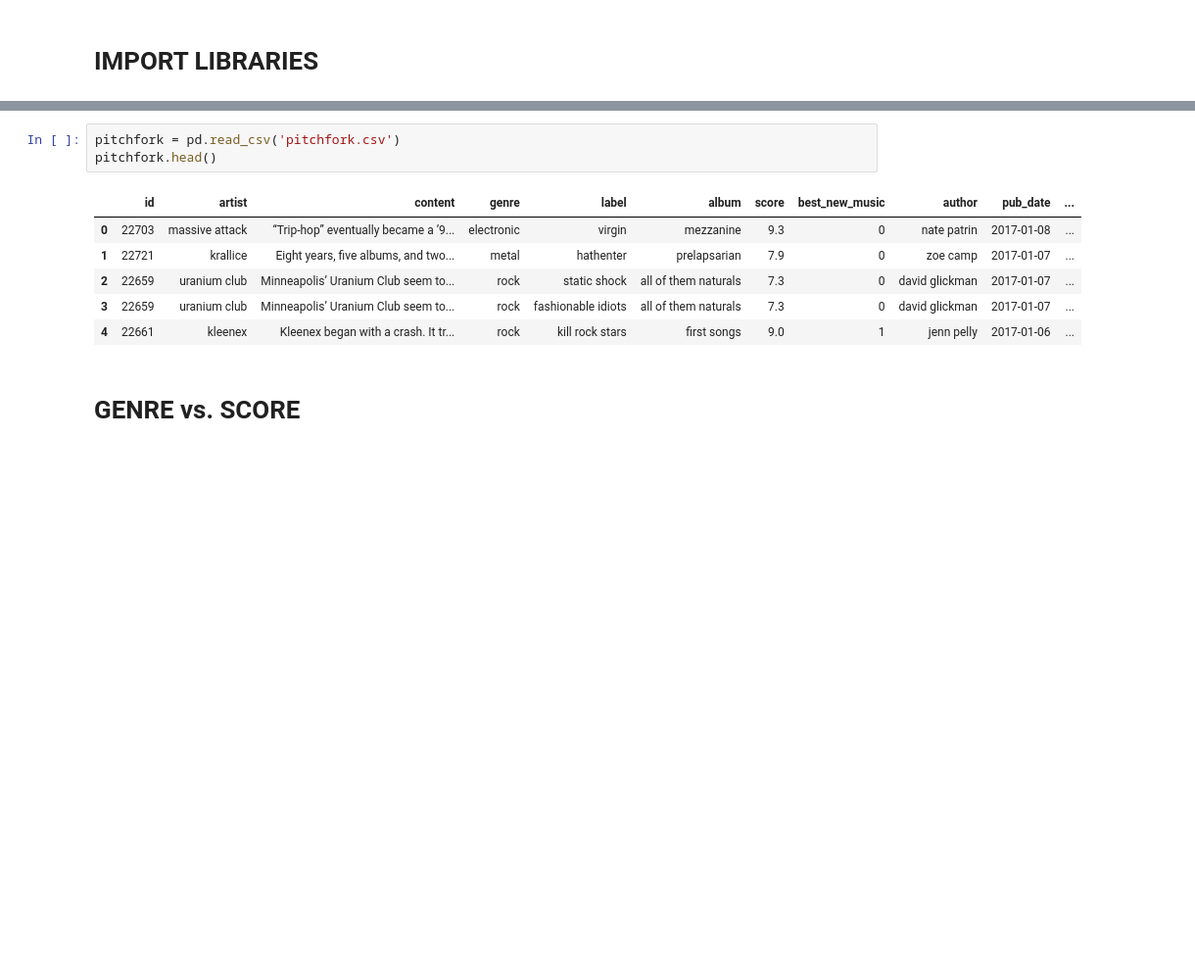
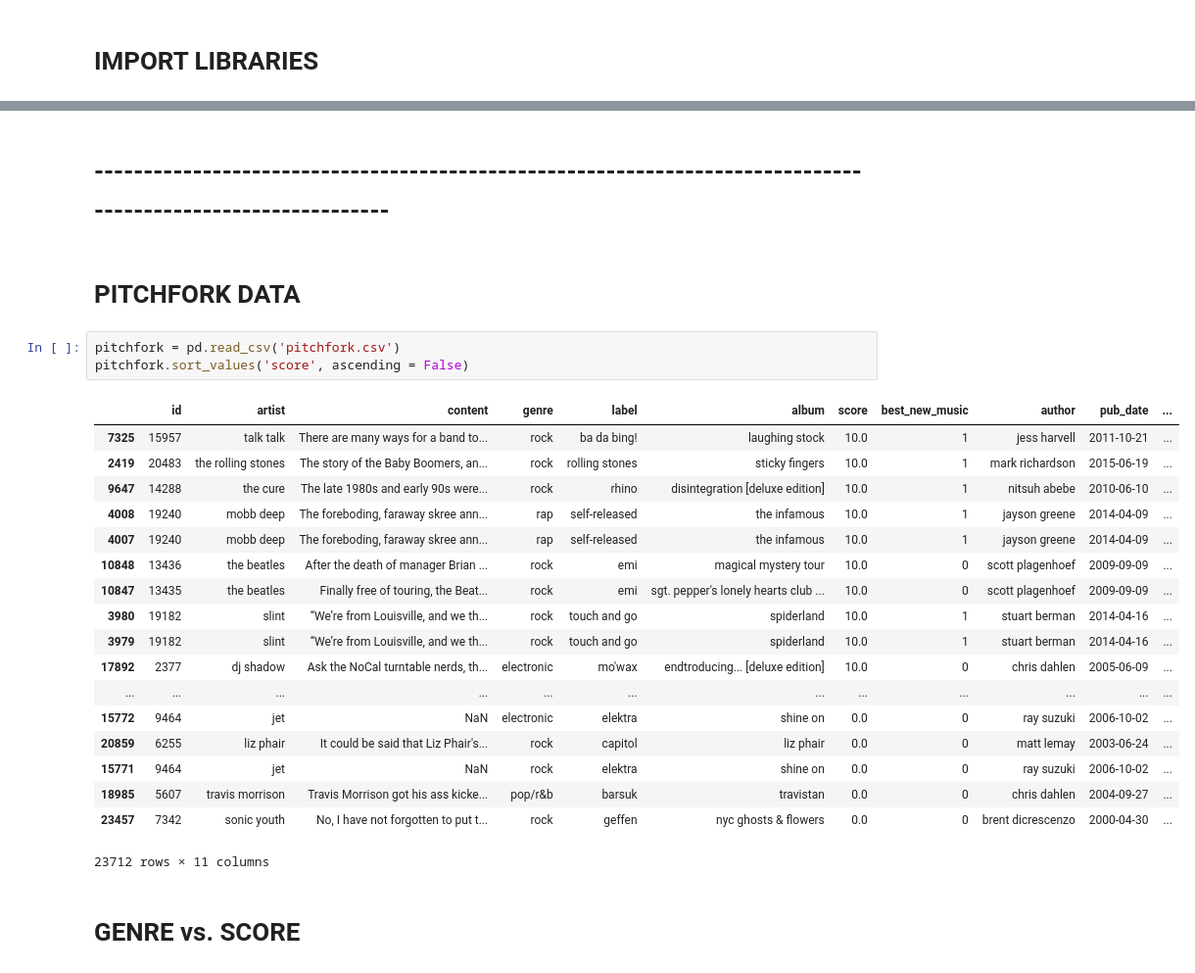
Before and after one commit to dandoye/Project-Week-3-Data-Thieves, a Jupyter notebook: your-project/analysis-emi.ipynb, the cells around one changed output, grey strips where cells are left out. Shown at 98% size. Cells and saved outputs as stored; diff of their text form; blank space fills up the shorter version.

```diff
--- a/your-project/analysis-emi.ipynb
+++ b/your-project/analysis-emi.ipynb
@@ -8,13 +119,29 @@ import spotipy
+# %% [markdown]
+# ------------------------------------------------------------------------------------------------------------
+# %% [markdown]
+# PITCHFORK DATA
 # %%
 pitchfork = pd.read_csv('pitchfork.csv')
-pitchfork.head()
+pitchfork.sort_values('score', ascending = False)
 # %% [output]
 |  | id | artist | content | genre | label | album | score | best_new_music | author | pub_date | ... |
-| 0 | 22703 | massive attack | “Trip-hop” eventually became a ’9... | electronic | virgin | mezzanine | 9.3 | 0 | nate patrin | 2017-01-08 | ... |
-| 1 | 22721 | krallice | Eight years, five albums, and two... | metal | hathenter | prelapsarian | 7.9 | 0 | zoe camp | 2017-01-07 | ... |
-| 2 | 22659 | uranium club | Minneapolis’ Uranium Club seem to... | rock | static shock | all of them naturals | 7.3 | 0 | david glickman | 2017-01-07 | ... |
-| 3 | 22659 | uranium club | Minneapolis’ Uranium Club seem to... | rock | fashionable idiots | all of them naturals | 7.3 | 0 | david glickman | 2017-01-07 | ... |
-| 4 | 22661 | kleenex | Kleenex began with a crash. It tr... | rock | kill rock stars | first songs | 9.0 | 1 | jenn pelly | 2017-01-06 | ... |
+| 7325 | 15957 | talk talk | There are many ways for a band to... | rock | ba da bing! | laughing stock | 10.0 | 1 | jess harvell | 2011-10-21 | ... |
+| 2419 | 20483 | the rolling stones | The story of the Baby Boomers, an... | rock | rolling stones | sticky fingers | 10.0 | 1 | mark richardson | 2015-06-19 | ... |
+| 9647 | 14288 | the cure | The late 1980s and early 90s were... | rock | rhino | disintegration [deluxe edition] | 10.0 | 1 | nitsuh abebe | 2010-06-10 | ... |
+| 4008 | 19240 | mobb deep | The foreboding, faraway skree ann... | rap | self-released | the infamous | 10.0 | 1 | jayson greene | 2014-04-09 | ... |
+| 4007 | 19240 | mobb deep | The foreboding, faraway skree ann... | rap | self-released | the infamous | 10.0 | 1 | jayson greene | 2014-04-09 | ... |
+| 10848 | 13436 | the beatles | After the death of manager Brian ... | rock | emi | magical mystery tour | 10.0 | 0 | scott plagenhoef | 2009-09-09 | ... |
+| 10847 | 13435 | the beatles | Finally free of touring, the Beat... | rock | emi | sgt. pepper's lonely hearts club ... | 10.0 | 0 | scott plagenhoef | 2009-09-09 | ... |
+| 3980 | 19182 | slint | “We’re from Louisville, and we th... | rock | touch and go | spiderland | 10.0 | 1 | stuart berman | 2014-04-16 | ... |
+| 3979 | 19182 | slint | “We’re from Louisville, and we th... | rock | touch and go | spiderland | 10.0 | 1 | stuart berman | 2014-04-16 | ... |
+| 17892 | 2377 | dj shadow | Ask the NoCal turntable nerds, th... | electronic | mo'wax | endtroducing... [deluxe edition] | 10.0 | 0 | chris dahlen | 2005-06-09 | ... |
+| ... | ... | ... | ... | ... | ... | ... | ... | ... | ... | ... | ... |
+| 15772 | 9464 | jet | NaN | electronic | elektra | shine on | 0.0 | 0 | ray suzuki | 2006-10-02 | ... |
+| 20859 | 6255 | liz phair | It could be said that Liz Phair's... | rock | capitol | liz phair | 0.0 | 0 | matt lemay | 2003-06-24 | ... |
+| 15771 | 9464 | jet | NaN | rock | elektra | shine on | 0.0 | 0 | ray suzuki | 2006-10-02 | ... |
+| 18985 | 5607 | travis morrison | Travis Morrison got his ass kicke... | pop/r&b | barsuk | travistan | 0.0 | 0 | chris dahlen | 2004-09-27 | ... |
+| 23457 | 7342 | sonic youth | No, I have not forgotten to put t... | rock | geffen | nyc ghosts & flowers | 0.0 | 0 | brent dicrescenzo | 2000-04-30 | ... |
+23712 rows × 11 columns
 # %% [markdown]
 # GENRE vs. SCORE
 # %%
```
Also changed, not shown: parts of 19 cells of this notebook.
